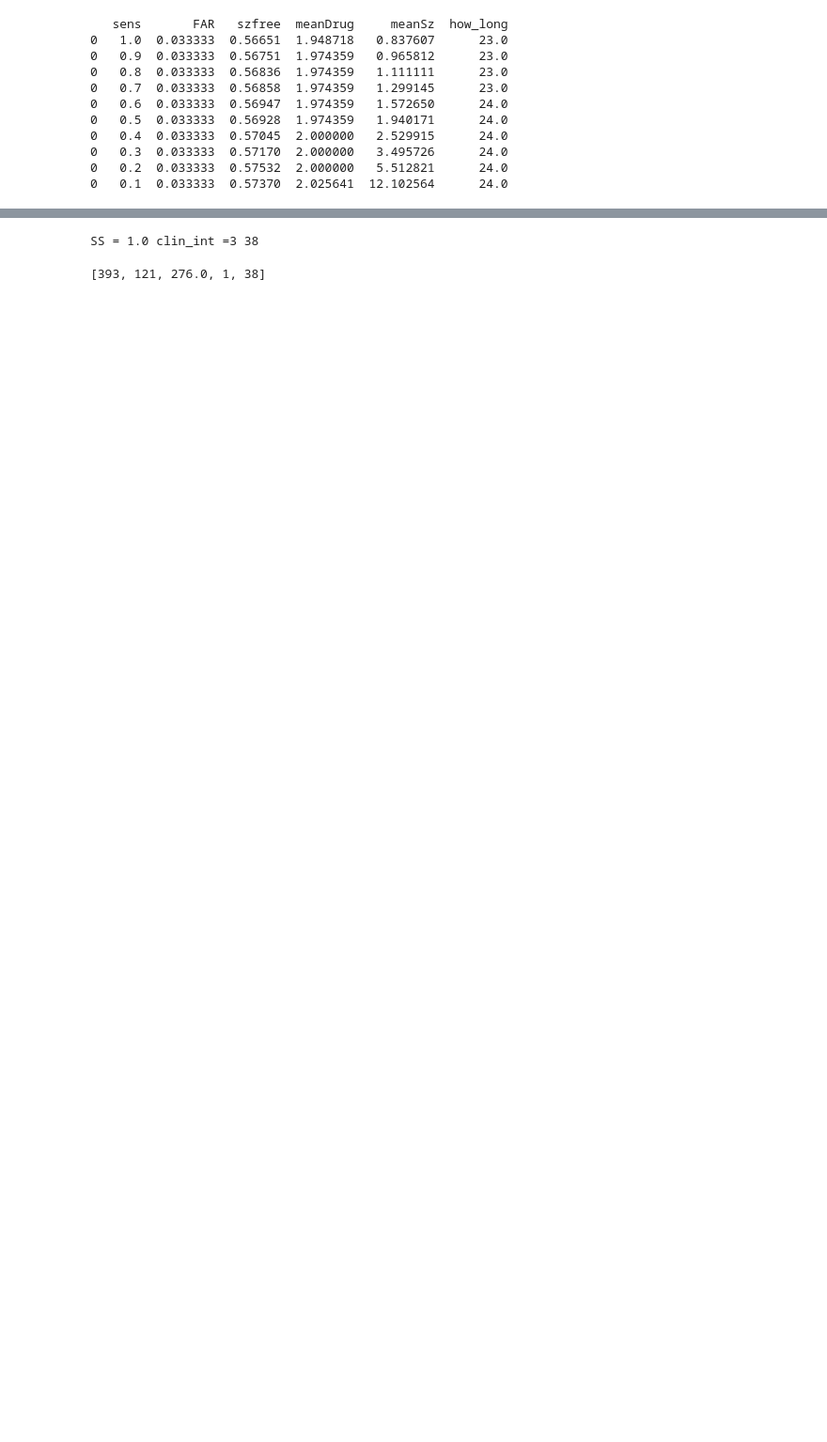
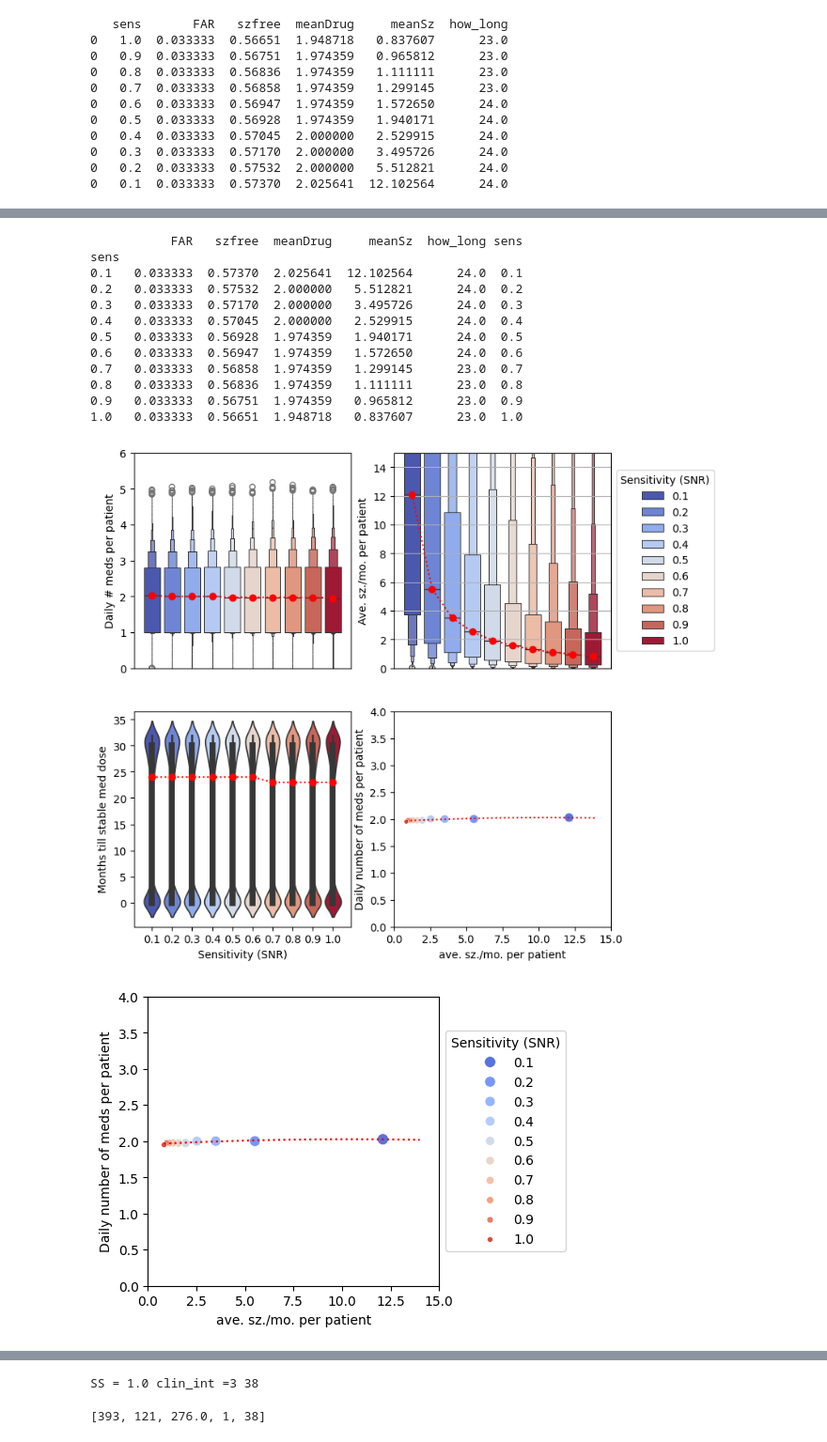
Before and after one commit to GoldenholzLab/WEARsimulator, a Jupyter notebook: clinic_self_report.ipynb, the cells around one changed output, grey strips where cells are left out. Shown at 94% size. Cells and saved outputs as stored; diff of their text form; code cells hidden in the pictures; blank space fills up the shorter version.

```diff
--- a/clinic_self_report.ipynb
+++ b/clinic_self_report.ipynb
@@ -53,0 +35,20 @@ sens
+# %%
+from clinic_self_report import drawResult_from_clinic_self_report
+N=100000
+fn = f'clinicMonster_selfrep_v3with{N}.csv'
+drawResult_from_clinic_self_report(fn=fn,N=N,figname='Fig2-self-report.tif')
+# %% [output]
+           FAR   szfree  meanDrug     meanSz  how_long sens
+sens
+0.1   0.033333  0.57370  2.025641  12.102564      24.0  0.1
+0.2   0.033333  0.57532  2.000000   5.512821      24.0  0.2
+0.3   0.033333  0.57170  2.000000   3.495726      24.0  0.3
+0.4   0.033333  0.57045  2.000000   2.529915      24.0  0.4
+0.5   0.033333  0.56928  1.974359   1.940171      24.0  0.5
+0.6   0.033333  0.56947  1.974359   1.572650      24.0  0.6
+0.7   0.033333  0.56858  1.974359   1.299145      23.0  0.7
+0.8   0.033333  0.56836  1.974359   1.111111      23.0  0.8
+0.9   0.033333  0.56751  1.974359   0.965812      23.0  0.9
+1.0   0.033333  0.56651  1.948718   0.837607      23.0  1.0
+[figure, added]
+[figure, added]
```
Also changed, not shown: parts of 6 cells of this notebook, 1 other file.
